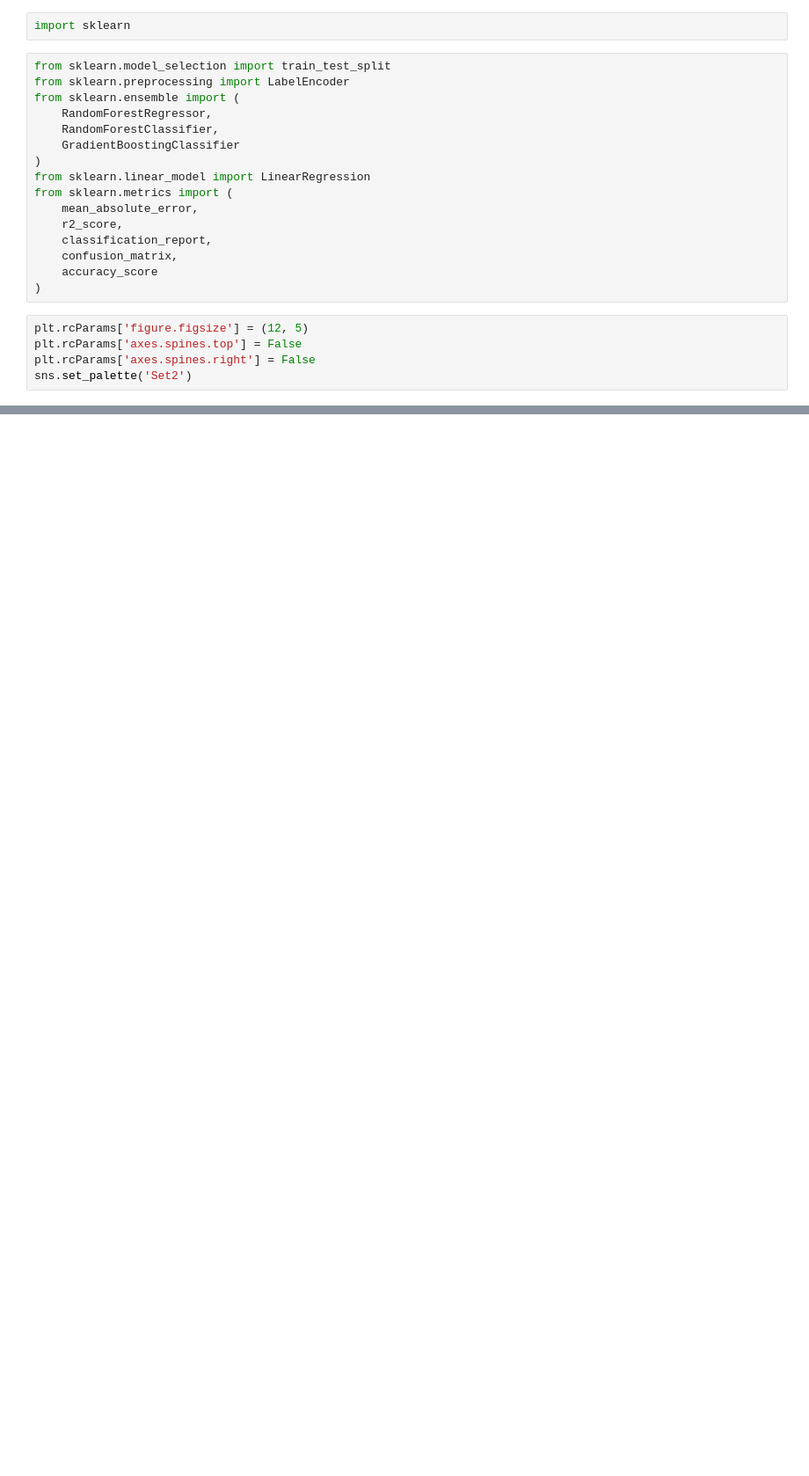
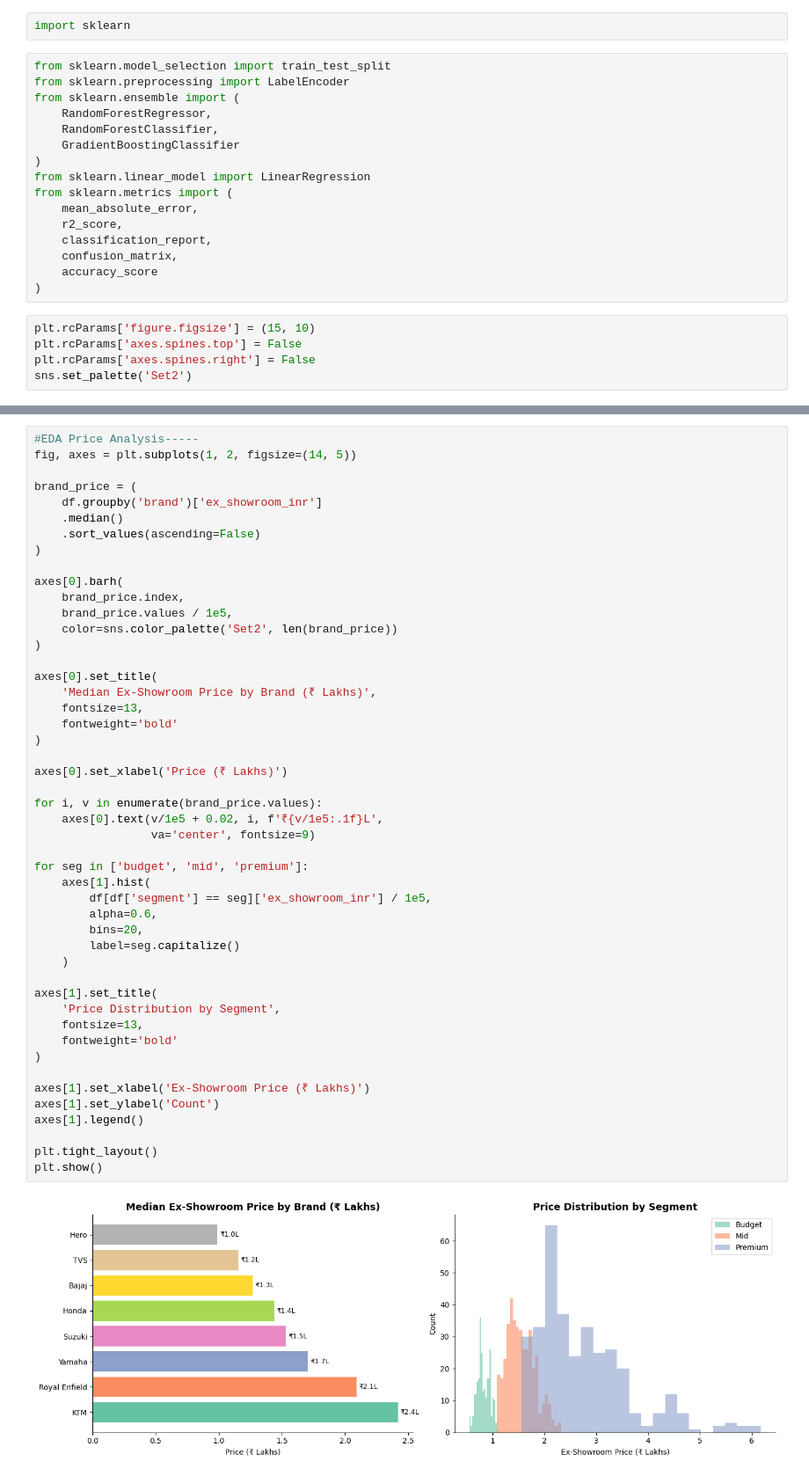
Before and after one commit to Owaisahmad7/sales_analysis, a Jupyter notebook: bike_sales_analysis.ipynb, the cells around one changed output, grey strips where cells are left out. Shown at 88% size. Saved outputs shown, nothing was run; the diff lists cells and outputs as text; blank space fills up the shorter version.

```diff
--- a/bike_sales_analysis.ipynb
+++ b/bike_sales_analysis.ipynb
@@ -29,7 +26,7 @@ from sklearn.metrics import (
     accuracy_score
 )
 # %%
-plt.rcParams['figure.figsize'] = (12, 5)
+plt.rcParams['figure.figsize'] = (15, 10)
 plt.rcParams['axes.spines.top'] = False
 plt.rcParams['axes.spines.right'] = False
 sns.set_palette('Set2')
@@ -89,3 +87,53 @@ plt.tight_layout()
 plt.show()
 # %% [output]
 [figure]
+# %%
+#EDA Price Analysis-----
+fig, axes = plt.subplots(1, 2, figsize=(14, 5))
+
+brand_price = (
+    df.groupby('brand')['ex_showroom_inr']
+    .median()
+    .sort_values(ascending=False)
+)
+
+axes[0].barh(
+    brand_price.index,
+    brand_price.values / 1e5,
+    color=sns.color_palette('Set2', len(brand_price))
+)
+
+axes[0].set_title(
+    'Median Ex-Showroom Price by Brand (₹ Lakhs)',
+    fontsize=13,
+    fontweight='bold'
+)
+
+axes[0].set_xlabel('Price (₹ Lakhs)')
+
+for i, v in enumerate(brand_price.values):
+    axes[0].text(v/1e5 + 0.02, i, f'₹{v/1e5:.1f}L',
+                 va='center', fontsize=9)
+
+for seg in ['budget', 'mid', 'premium']:
+    axes[1].hist(
+        df[df['segment'] == seg]['ex_showroom_inr'] / 1e5,
+        alpha=0.6,
+        bins=20,
+        label=seg.capitalize()
+    )
+
+axes[1].set_title(
+    'Price Distribution by Segment',
+    fontsize=13,
+    fontweight='bold'
+)
+
+axes[1].set_xlabel('Ex-Showroom Price (₹ Lakhs)')
+axes[1].set_ylabel('Count')
+axes[1].legend()
+
+plt.tight_layout()
+plt.show()
+# %% [output]
+[figure, added]
```
Also changed, not shown: parts of 13 cells of this notebook.
